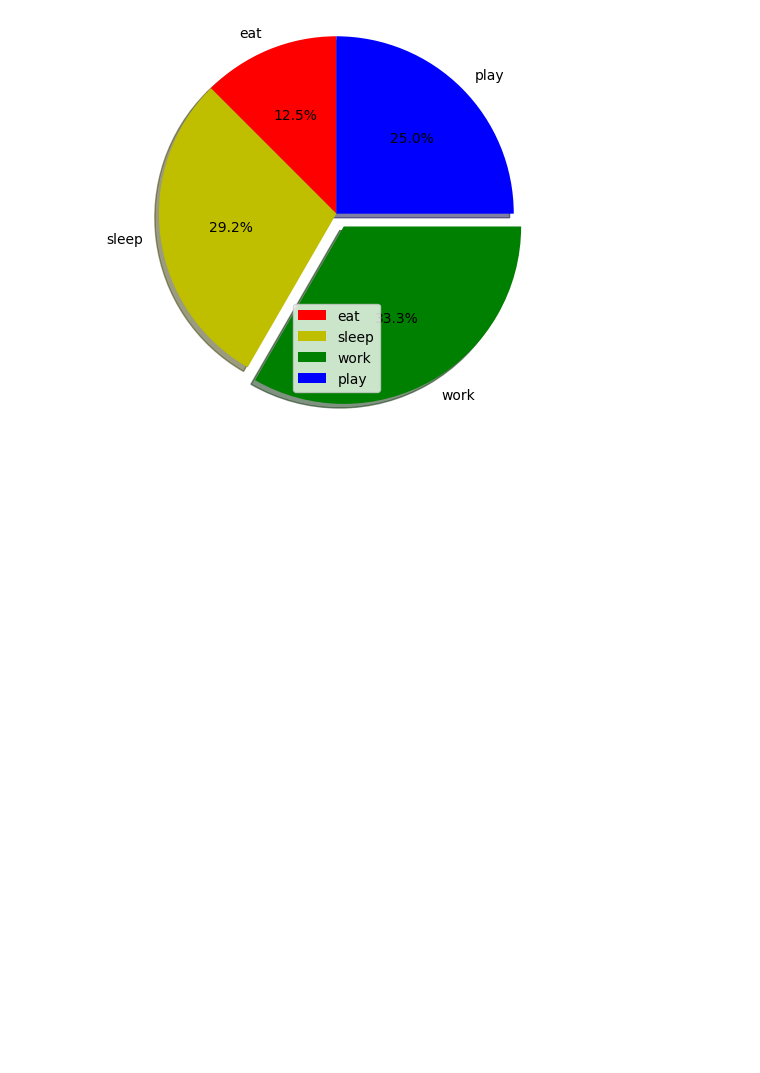
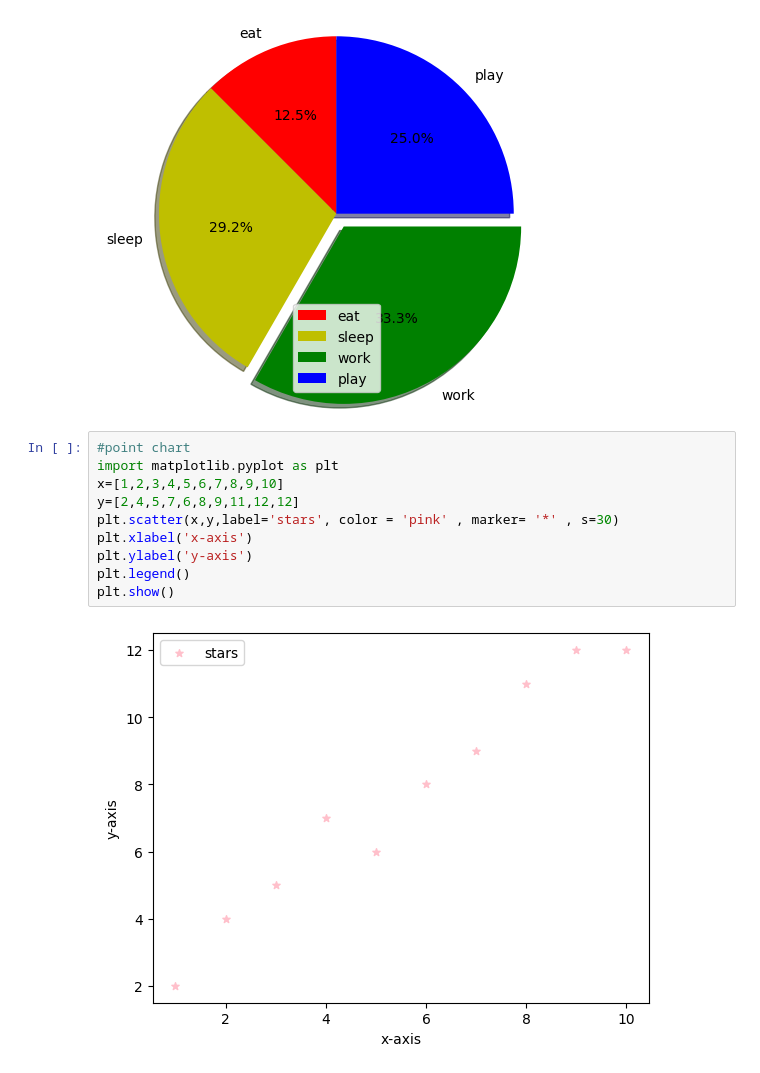
Before and after one commit to dheeman25/collab, a Jupyter notebook: chapter_appendix-tools-for-deep-learning/jupyter.ipynb, the cells around one changed output. Drawn from its saved outputs; the diff is of its cells as text; blank space fills up the shorter version.

```diff
--- a/chapter_appendix-tools-for-deep-learning/jupyter.ipynb
+++ b/chapter_appendix-tools-for-deep-learning/jupyter.ipynb
@@ -248,3 +248,15 @@ plt.legend()
 plt.show()
 # %% [output]
 [figure]
+# %%
+#point chart
+import matplotlib.pyplot as plt
+x=[1,2,3,4,5,6,7,8,9,10]
+y=[2,4,5,7,6,8,9,11,12,12]
+plt.scatter(x,y,label='stars', color = 'pink' , marker= '*' , s=30)
+plt.xlabel('x-axis')
+plt.ylabel('y-axis')
+plt.legend()
+plt.show()
+# %% [output]
+[figure, added]
```
